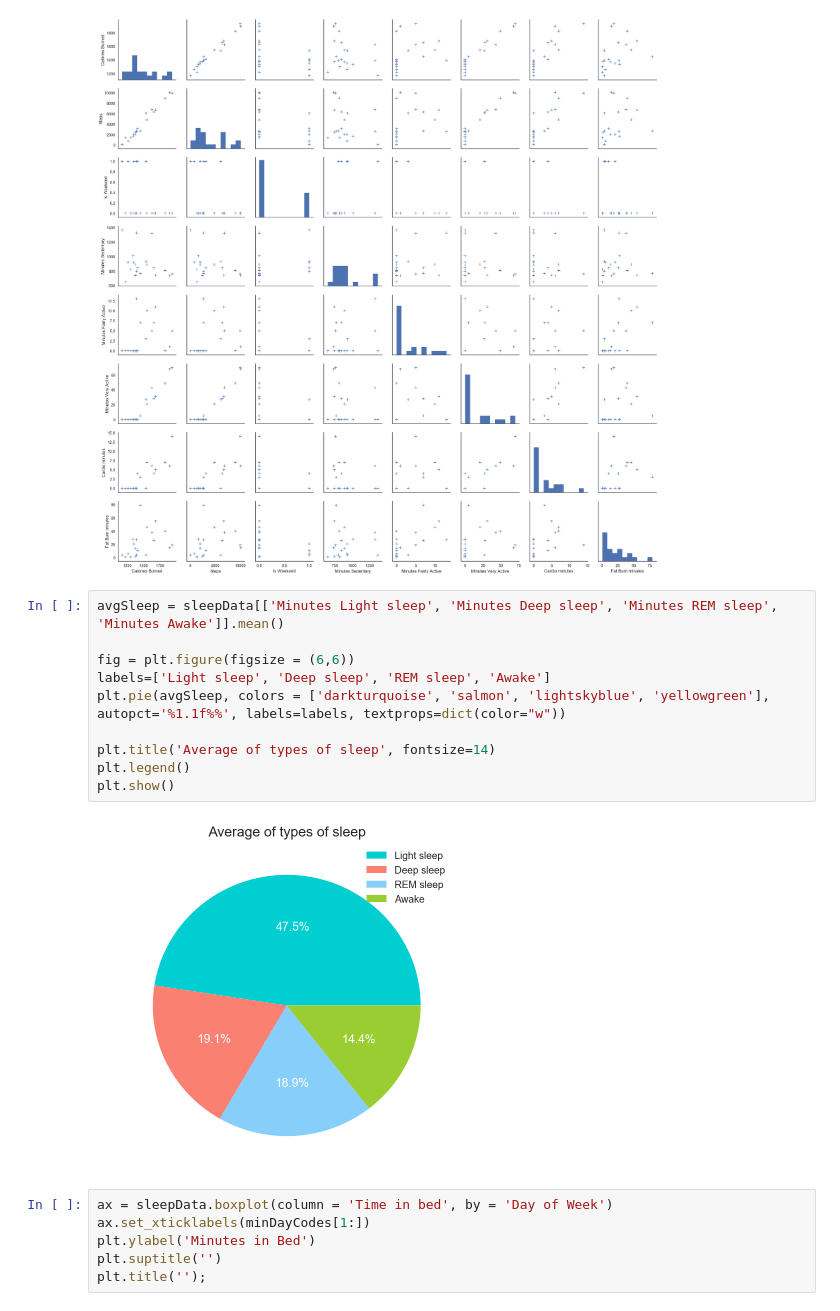
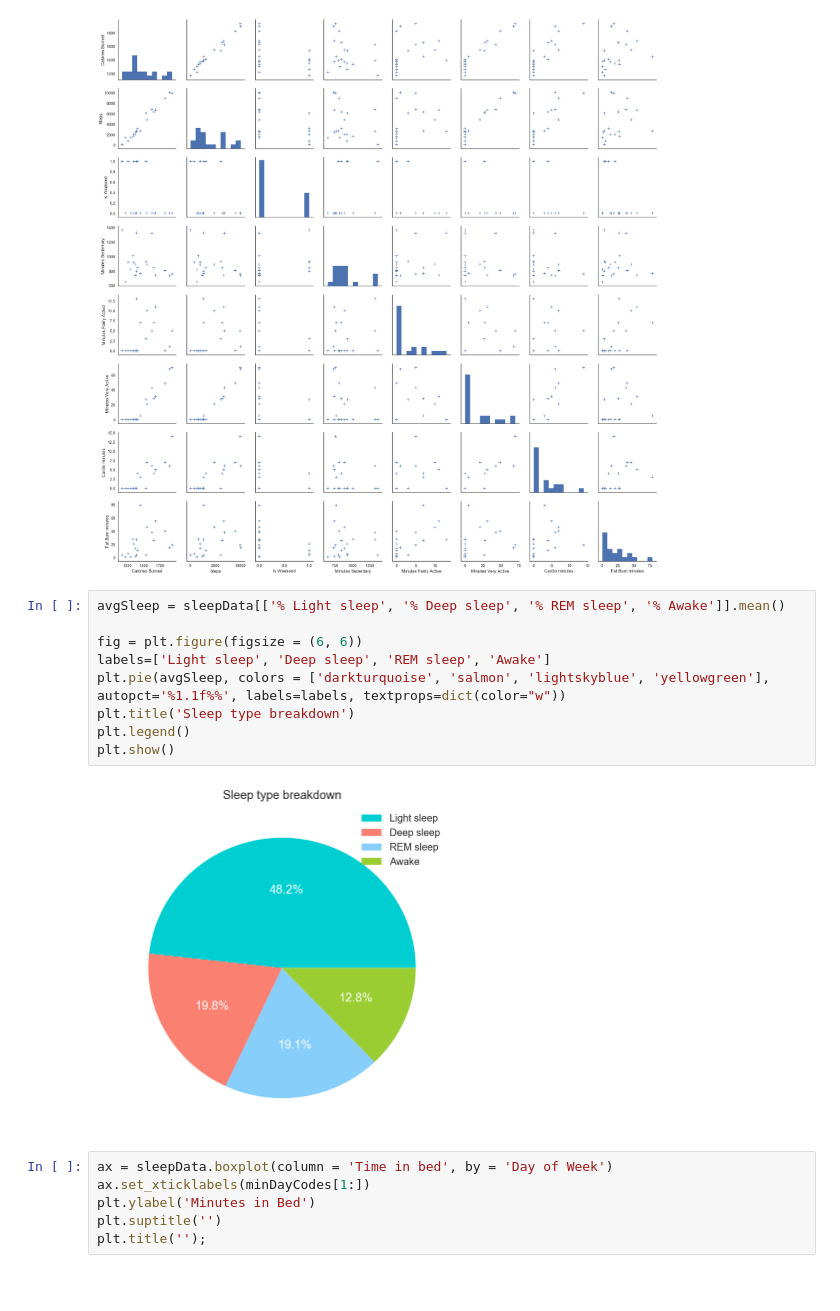
Before and after one commit to mliu356/fitbit-sleep-analyzer, a Jupyter notebook: fitbit-data-analysis.ipynb, the cells around one changed output. Drawn from its saved outputs; the diff is of its cells as text; blank space fills up the shorter version.

```diff
--- a/fitbit-data-analysis.ipynb
+++ b/fitbit-data-analysis.ipynb
@@ -175,17 +161,16 @@ plt.show()
 # %% [output]
 [figure]
 # %%
-avgSleep = sleepData[['Minutes Light sleep', 'Minutes Deep sleep', 'Minutes REM sleep', 'Minutes Awake']].mean()
+avgSleep = sleepData[['% Light sleep', '% Deep sleep', '% REM sleep', '% Awake']].mean()
 
-fig = plt.figure(figsize = (6,6))
+fig = plt.figure(figsize = (6, 6))
 labels=['Light sleep', 'Deep sleep', 'REM sleep', 'Awake']
 plt.pie(avgSleep, colors = ['darkturquoise', 'salmon', 'lightskyblue', 'yellowgreen'], autopct='%1.1f%%', labels=labels, textprops=dict(color="w"))
-
-plt.title('Average of types of sleep', fontsize=14)
+plt.title('Sleep type breakdown')
 plt.legend()
 plt.show()
 # %% [output]
-[figure, old version]
+[figure, new version]
 # %%
 ax = sleepData.boxplot(column = 'Time in bed', by = 'Day of Week')
 ax.set_xticklabels(minDayCodes[1:])
```
Also changed, not shown: parts of 9 cells of this notebook.
